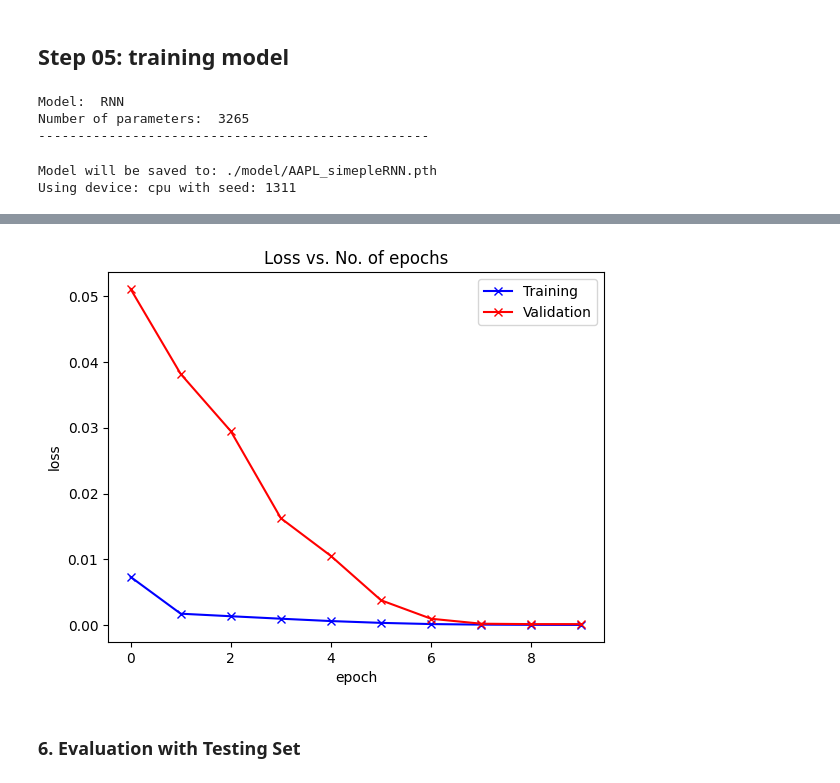
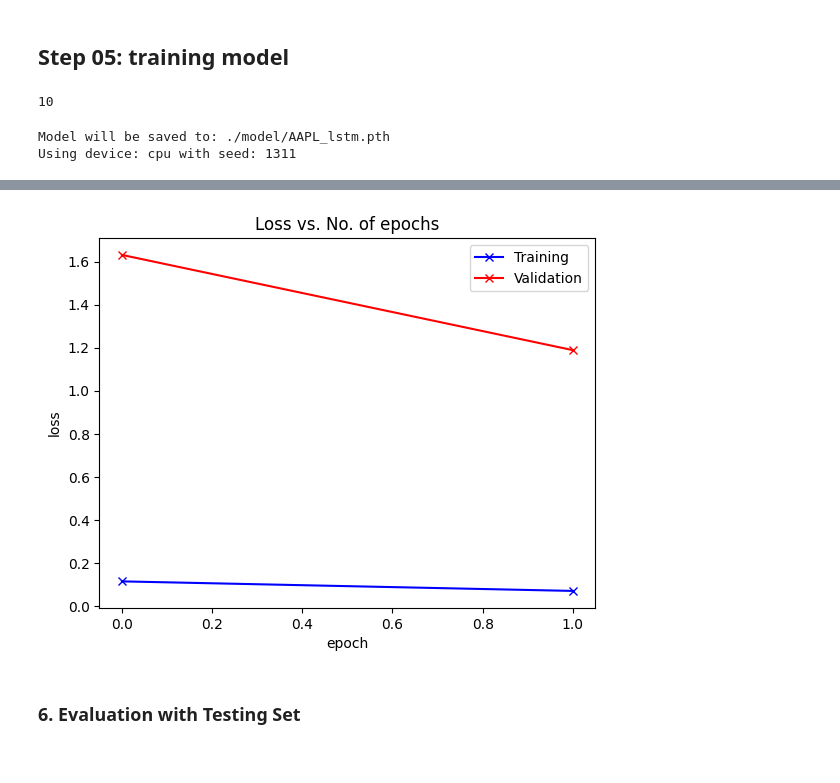
Before and after one commit to possakorn/UoA_DL_2023_3_PK, a Jupyter notebook: assignment03/Assignment03_v0.0.2.ipynb, the cells around one changed output, grey strips where cells are left out. Cells and saved outputs as stored; diff of their text form; code cells hidden in the pictures.

```diff
--- a/assignment03/Assignment03_v0.0.2.ipynb
+++ b/assignment03/Assignment03_v0.0.2.ipynb
@@ -231,7 +303,7 @@ def split_data(df, target_col):
 
 # print(f"Training size: {len(train_data)} period {train_data.index[0]} to {train_data.index[len(train_data)-1]} \nValidation size: {len(valid_data)} period {valid_data.index[0]} to {valid_data.index[len(valid_data)-1]}\ntest_data size: {len(test_data)} period {test_data.index[0]} to {test_data.index[len(test_data)-1]}")
 
-X_train, y_train, X_val, y_val, X_test, y_test = split_data(df, 'value')
+X_train, y_train, X_val, y_val, X_test, y_test = split_data(df_feature, 'value')
 
 X_train
 # %% [output]
@@ -269,9 +341,9 @@ def get_scaler(scaler):
 X_train, y_train, X_val, y_val, X_test, y_test
 
 scaler = get_scaler('minmax')
-# X_train_arr = scaler.fit_transform(X_train)
-# X_val_arr = scaler.transform(X_val)
-# X_test_arr = scaler.transform(X_test)
+X_train_arr = scaler.fit_transform(X_train)
+X_val_arr = scaler.transform(X_val)
+X_test_arr = scaler.transform(X_test)
 
 y_train_arr = scaler.fit_transform(y_train)
 y_val_arr = scaler.transform(y_val)
@@ -371,5 +429,4 @@ RNN(
 # %%
-
 class RNNModel(nn.Module):
     def __init__(self, input_dim, hidden_dim, layer_dim, output_dim, dropout_prob):
         super(RNNModel, self).__init__()
@@ -399,6 +456,3 @@ class RNNModel(nn.Module):
         # Convert the final state to our desired output shape (batch_size, output_dim)
         out = self.fc(out)
         return out
-
-model = RNNModel(input_size=5, hidden_size=10, num_layers=2)
-rnn = RNN(input_size = 1, hidden_size = 32, num_layers = 2,  output_size = 1)
@@ -405,3 +532,11 @@ rnn = RNN(input_size = 1, hidden_size = 32, num_layers = 2,  output_size = 1)
+# %%
+def get_model(model, model_params):
+    models = {
+        "rnn": RNNModel,
+        "lstm": LSTMModel,
+        "gru": GRUModel,
+    }
+    return models.get(model.lower())(**model_params)
 # %% [markdown]
 ## Step 05: training model
 # %%
@@ -541,26 +676,44 @@ def plot_loss(train_loss, val_loss):
     plt.title('Loss vs. No. of epochs')
     plt.show()
 # %%
-from torchsummary import summary
-for i in [rnn]:
-    print("Model: ", i.__class__.__name__)
-    print("Number of parameters: ", sum(p.numel() for p in i.parameters() if p.requires_grad))
-    # summary(i.to(device), (3, 32, 32))
-    print("-"*50)
+# from torchsummary import summary
+# for i in [rnn]:
+#     print("Model: ", i.__class__.__name__)
+#     print("Number of parameters: ", sum(p.numel() for p in i.parameters() if p.requires_grad))
+#     # summary(i.to(device), (3, 32, 32))
+#     print("-"*50)
-# %% [output]
-Model:  RNN
-Number of parameters:  3265
---------------------------------------------------
+# %%
+len(X_train.columns)
+# %% [output]
+10
 # %%
-num_epochs = 10
-model_name = "simepleRNN"
+# Set up the model structure
+input_dim = len(X_train.columns)
+output_dim = 1
+hidden_dim = 64
+layer_dim = 3
+dropout = 0.2
+model_params = {'input_dim': input_dim,
+                'hidden_dim' : hidden_dim,
+                'layer_dim' : layer_dim,
+                'output_dim' : output_dim,
+                'dropout_prob' : dropout}
+
+# Set up the training hyperparameter
+num_epochs = 2
+learning_rate = 1e-5
+weight_decay = 1e-4
+
+model_name = 'lstm'
+model = get_model(model_name, model_params)
+model
+
 dataset = index_list[0]
-model = rnn
-
 
 # optimizer = optim.SGD(model.parameters(), lr=0.0001, momentum=0.9, weight_decay=0.001)
-optimizer = torch.optim.Adam(model.parameters(),lr=0.00001)
+optimizer = torch.optim.Adam(model.parameters(),lr=learning_rate, weight_decay=weight_decay)
 criterion = nn.MSELoss()
+
 from torch.optim.lr_scheduler import CosineAnnealingLR
 scheduler = CosineAnnealingLR(optimizer, T_max=50, eta_min=0)
 
@@ -573,10 +726,11 @@ rnn_results = train_network(model,
                             valloader,
                             testloader,
                             num_epochs,
+                            input_dim,
                             model_name,
                             dataset
                             )
 plot_loss(rnn_results['train_loss'], rnn_results['val_loss'])
 # %% [output]
-Model will be saved to: ./model/AAPL_simepleRNN.pth
+Model will be saved to: ./model/AAPL_lstm.pth
 Using device: cpu with seed: 1311
@@ -615,3 +745,3 @@ Test Loss: 0.0022
-[figure, old version]
+[figure, new version]
 # %% [markdown]
 ### 6. Evaluation with Testing Set
```
Also changed, not shown: parts of 16 cells of this notebook, 1 other file.
